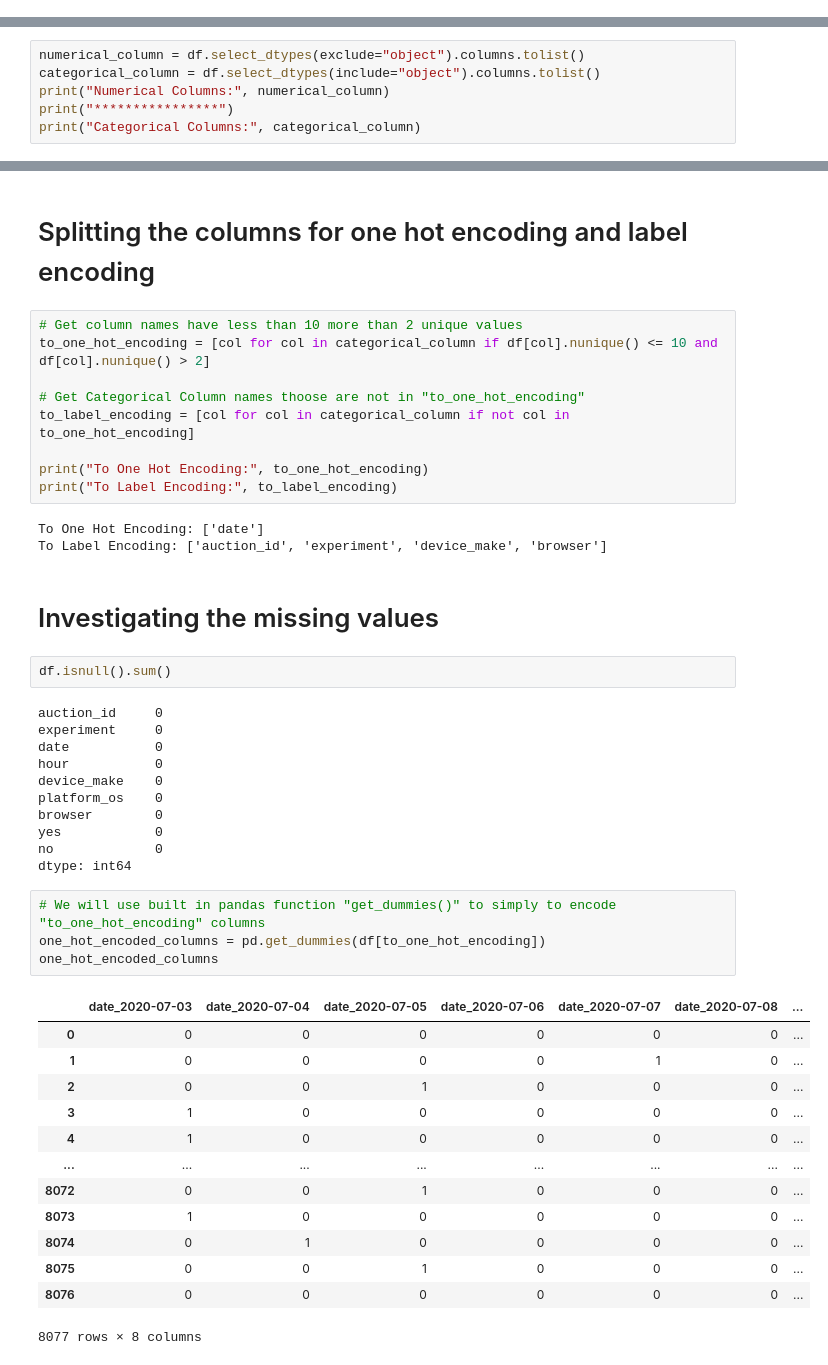
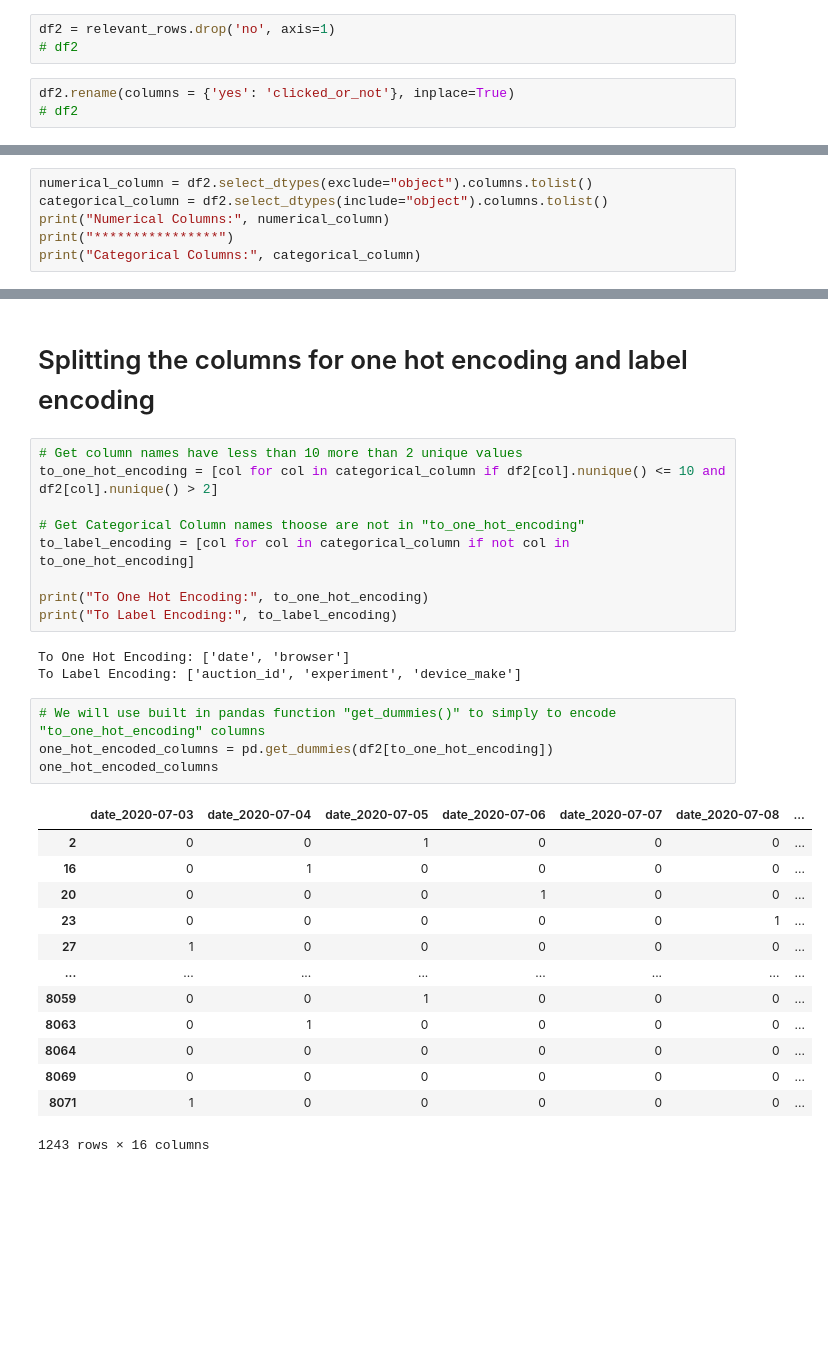
Before and after one commit to RYees/A-B-testing, a Jupyter notebook: notebooks/modeling.ipynb, the cells around one changed output, grey strips where cells are left out. Drawn from its saved outputs; the diff is of its cells as text; blank space fills up the shorter version.

```diff
--- a/notebooks/modeling.ipynb
+++ b/notebooks/modeling.ipynb
@@ -79,8 +117,14 @@ df.describe(include=[np.object])
+# %%
+df2 = relevant_rows.drop('no', axis=1)
+# df2
+# %%
+df2.rename(columns = {'yes': 'clicked_or_not'}, inplace=True)
+# df2
 # %% [markdown]
 # Splitting Numerical and categorical variables
 # %%
-numerical_column = df.select_dtypes(exclude="object").columns.tolist()
-categorical_column = df.select_dtypes(include="object").columns.tolist()
+numerical_column = df2.select_dtypes(exclude="object").columns.tolist()
+categorical_column = df2.select_dtypes(include="object").columns.tolist()
 print("Numerical Columns:", numerical_column)
 print("****************")
 print("Categorical Columns:", categorical_column)
@@ -102,7 +136,7 @@ df[categorical_column].describe()
 # Splitting the columns for one hot encoding and label encoding
 # %%
 # Get column names have less than 10 more than 2 unique values
-to_one_hot_encoding = [col for col in categorical_column if df[col].nunique() <= 10 and df[col].nunique() > 2]
+to_one_hot_encoding = [col for col in categorical_column if df2[col].nunique() <= 10 and df2[col].nunique() > 2]
 
 # Get Categorical Column names thoose are not in "to_one_hot_encoding"
 to_label_encoding = [col for col in categorical_column if not col in to_one_hot_encoding]
@@ -110,38 +144,23 @@ to_label_encoding = [col for col in categorical_column if not col in to_one_hot_
 print("To One Hot Encoding:", to_one_hot_encoding)
 print("To Label Encoding:", to_label_encoding)
 # %% [output]
-To One Hot Encoding: ['date']
-To Label Encoding: ['auction_id', 'experiment', 'device_make', 'browser']
+To One Hot Encoding: ['date', 'browser']
+To Label Encoding: ['auction_id', 'experiment', 'device_make']
-# %% [markdown]
-# Investigating the missing values
-# %%
-df.isnull().sum()
-# %% [output]
-auction_id     0
-experiment     0
-date           0
-hour           0
-device_make    0
-platform_os    0
-browser        0
-yes            0
-no             0
-dtype: int64
 # %%
 # We will use built in pandas function "get_dummies()" to simply to encode "to_one_hot_encoding" columns
-one_hot_encoded_columns = pd.get_dummies(df[to_one_hot_encoding])
+one_hot_encoded_columns = pd.get_dummies(df2[to_one_hot_encoding])
 one_hot_encoded_columns
 # %% [output]
 |  | date_2020-07-03 | date_2020-07-04 | date_2020-07-05 | date_2020-07-06 | date_2020-07-07 | date_2020-07-08 | ... |
-| 0 | 0 | 0 | 0 | 0 | 0 | 0 | ... |
-| 1 | 0 | 0 | 0 | 0 | 1 | 0 | ... |
 | 2 | 0 | 0 | 1 | 0 | 0 | 0 | ... |
-| 3 | 1 | 0 | 0 | 0 | 0 | 0 | ... |
-| 4 | 1 | 0 | 0 | 0 | 0 | 0 | ... |
+| 16 | 0 | 1 | 0 | 0 | 0 | 0 | ... |
+| 20 | 0 | 0 | 0 | 1 | 0 | 0 | ... |
+| 23 | 0 | 0 | 0 | 0 | 0 | 1 | ... |
+| 27 | 1 | 0 | 0 | 0 | 0 | 0 | ... |
 | ... | ... | ... | ... | ... | ... | ... | ... |
-| 8072 | 0 | 0 | 1 | 0 | 0 | 0 | ... |
-| 8073 | 1 | 0 | 0 | 0 | 0 | 0 | ... |
-| 8074 | 0 | 1 | 0 | 0 | 0 | 0 | ... |
-| 8075 | 0 | 0 | 1 | 0 | 0 | 0 | ... |
-| 8076 | 0 | 0 | 0 | 0 | 0 | 0 | ... |
+| 8059 | 0 | 0 | 1 | 0 | 0 | 0 | ... |
+| 8063 | 0 | 1 | 0 | 0 | 0 | 0 | ... |
+| 8064 | 0 | 0 | 0 | 0 | 0 | 0 | ... |
+| 8069 | 0 | 0 | 0 | 0 | 0 | 0 | ... |
+| 8071 | 1 | 0 | 0 | 0 | 0 | 0 | ... |
-8077 rows × 8 columns
+1243 rows × 16 columns
```
Also changed, not shown: parts of 34 cells of this notebook, 4 other files.
